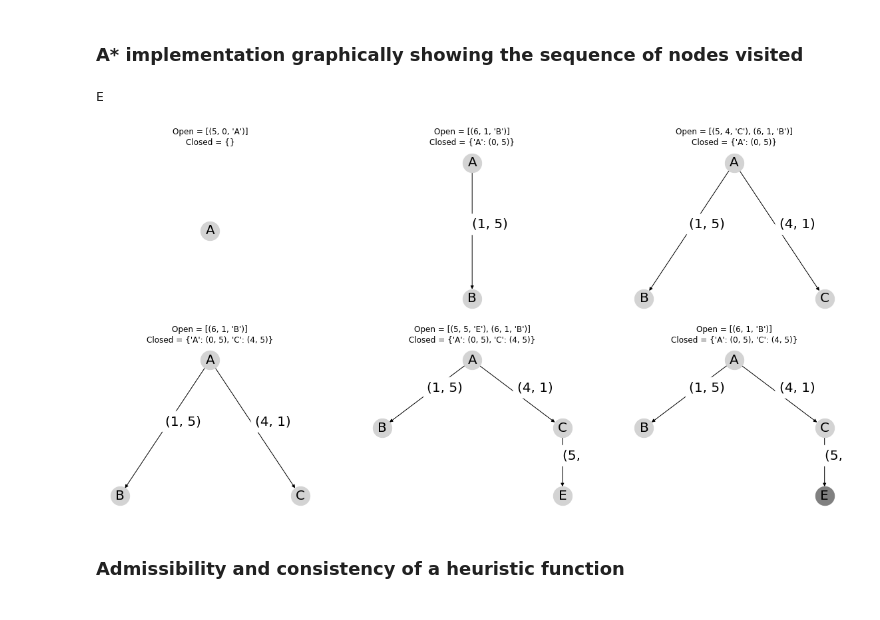
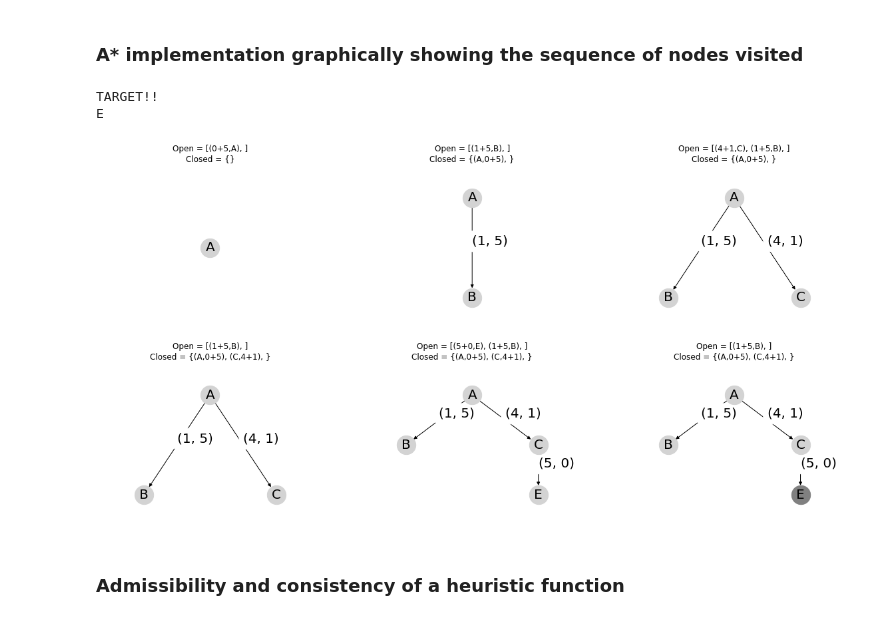
Before and after one commit to jorcisai/SIN, a Jupyter notebook: block1/search/astar.ipynb, the cells around one changed output. Cells and saved outputs as stored; diff of their text form; code cells hidden in the pictures.

```diff
--- a/block1/search/astar.ipynb
+++ b/block1/search/astar.ipynb
@@ -111,7 +111,18 @@ axes = iter(fig.axes)
 def draw_graph(DG, DW, source, Open, Closed, target=[]):
   nxDG=nx.DiGraph(DG)
   ax = next(axes)
-  ax.set_title("Open = "+str(Open)+"\n"+"Closed = "+str(Closed))
+  ax.margins(0.25,0.25)
+  title="Open = ["
+  for (f,g,n) in Open:
+    title += "(" + str(g) + "+" + str(f-g) + "," + n + "), "
+  title += "]\n"
+  title += "Closed = {"
+  for n in Closed:
+    (gn,fn) = Closed[n]
+    title += "(" + n + "," + str(gn) + "+" + str(fn-gn) + "), "
+  title += "}"
+  ax.set_title(title)
+  #ax.set_title("Open = "+str(Open)+"\n"+"Closed = "+str(Closed))
   pos_nodes = nx.nx_agraph.pygraphviz_layout(nxDG, prog='dot', root=source)
   nx.draw(nxDG, pos=pos_nodes, ax=ax, with_labels=True, node_color="lightgray", node_size=800, font_size=20)
   nx.draw_networkx_edge_labels(nxDG, pos=pos_nodes, edge_labels=DW, label_pos=0.5, font_size=20,
@@ -138,34 +149,35 @@ def astar(G, W, source, Target, h):
       draw_graph(DG, DW, source, Openh, Closed, [s])
       return s
     Closed[s] = (gs,fs)
     Adj = DG[s]
     for n in G[s]:
       gn = gs + W[(s,n)]
       fn = gn + h[n]
       if n not in Closed:
         if n not in Opend:
           heapq.heappush(Openh,(fn,gn,n)); Opend.update({n: (gn,fn)})
           Adj.append(n); DG[s]=Adj; DG.update({n:[]}); DW.update({(s,n):(gn,fn-gn)})
         else:
           (ogn,ofn) = Opend[n]
           # Existing node with better fn -> update
           if fn < ofn:
             i = Openh.index((ofn,ogn,n))
             Openh[i] = (fn,gn,n)
             heapq._siftdown(Openh,0,i)
             DW.update({(s,n):(gn,fn-gn)})
       else:
         (ogn,ofn) = Closed[n]
         # Existing node with better fn -> update
         if fn < ofn:
           del Closed[n]
           heapq.heappush(Openh,(fn,gn,n)); Opend.update({n: (gn,fn)})
       draw_graph(DG, DW, source, Openh, Closed)
 
 print(astar(G,W,source,Target,h))
 # %% [output]
+TARGET!!
 E
-[figure, old version]
+[figure, new version]
 # %% [markdown]
 ### Admissibility and consistency of a heuristic function
 # %% [markdown]
```
Also changed, not shown: 1 other file.
